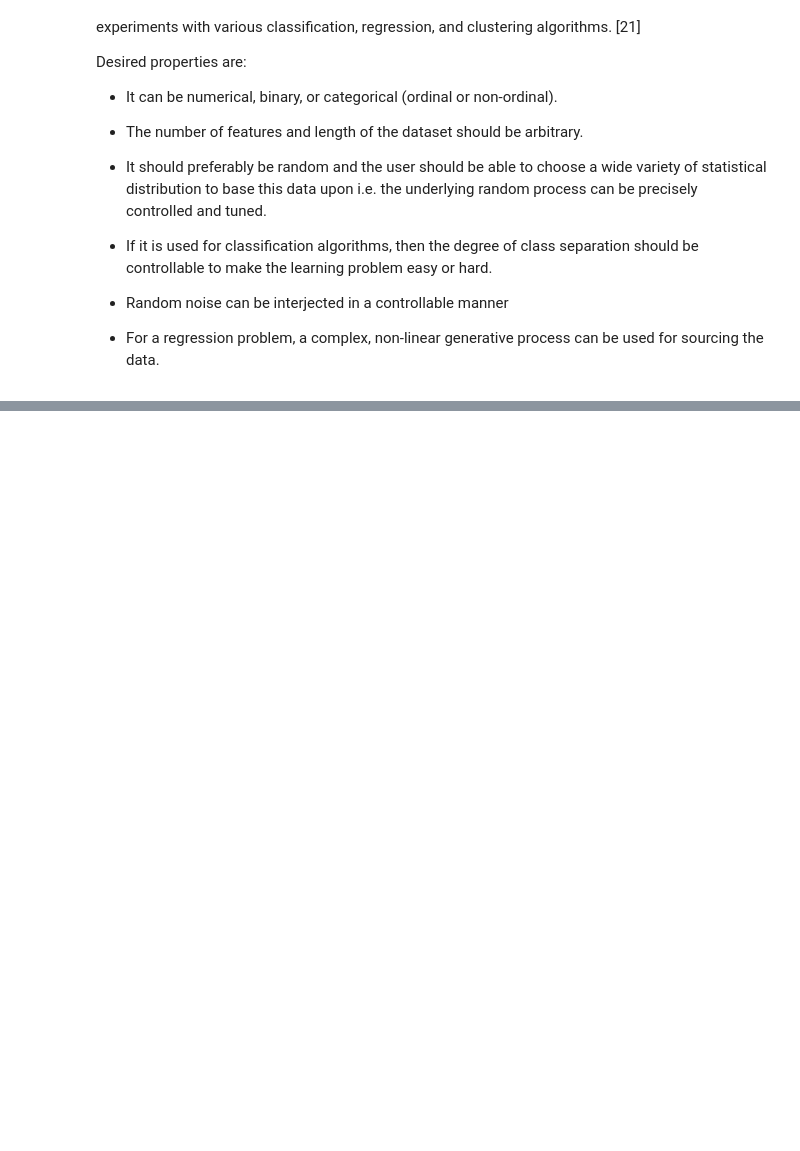
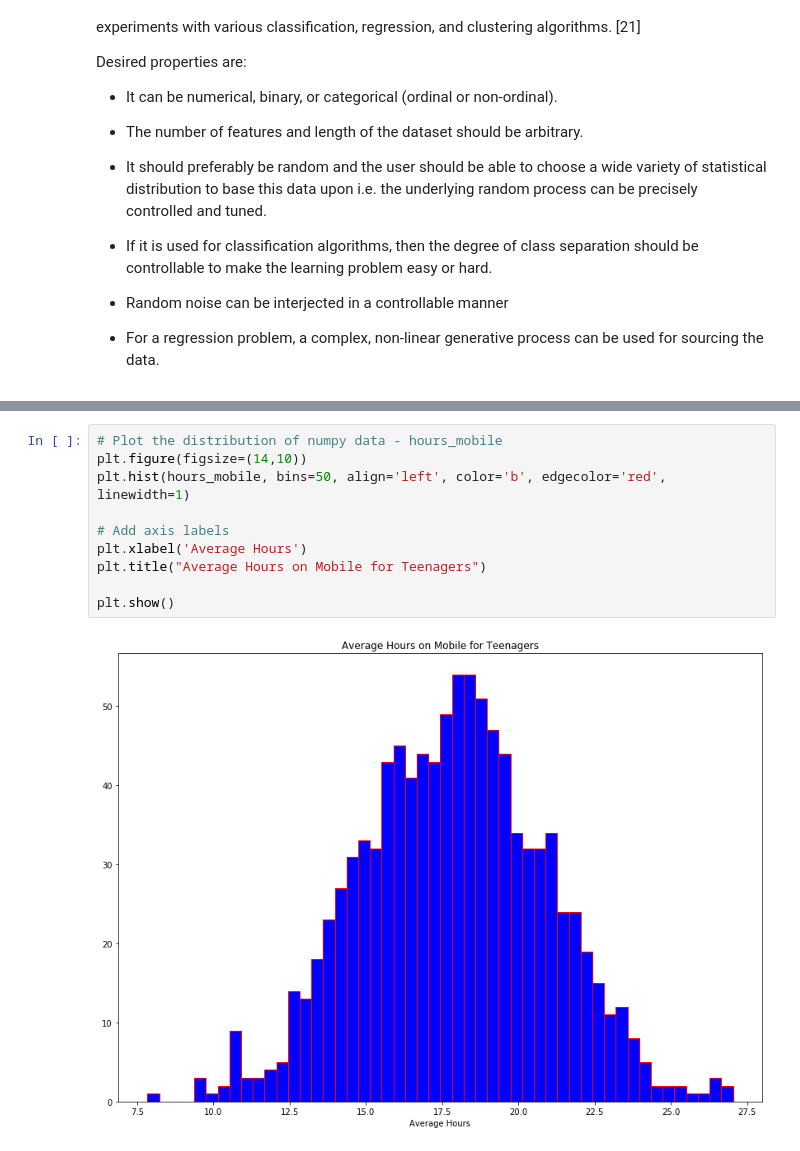
Before and after one commit to HenkT28/Programming_For_Data_Analysis_Project, a Jupyter notebook: Programming_For_Data_Analysis_Project.ipynb, the cells around one changed output, grey strips where cells are left out. Cells and saved outputs as stored; diff of their text form; blank space fills up the shorter version.

```diff
--- a/Programming_For_Data_Analysis_Project.ipynb
+++ b/Programming_For_Data_Analysis_Project.ipynb
@@ -130,3 +245,15 @@ random.choice(seq)
+# %%
+# Plot the distribution of numpy data - hours_mobile
+plt.figure(figsize=(14,10))
+plt.hist(hours_mobile, bins=50, align='left', color='b', edgecolor='red', linewidth=1)
+
+# Add axis labels
+plt.xlabel('Average Hours')
+plt.title("Average Hours on Mobile for Teenagers")
+
+plt.show()
+# %% [output]
+[figure, added]
 # %% [markdown]
 ## References
 
```
Also changed, not shown: parts of 13 cells of this notebook, 2 other files.
